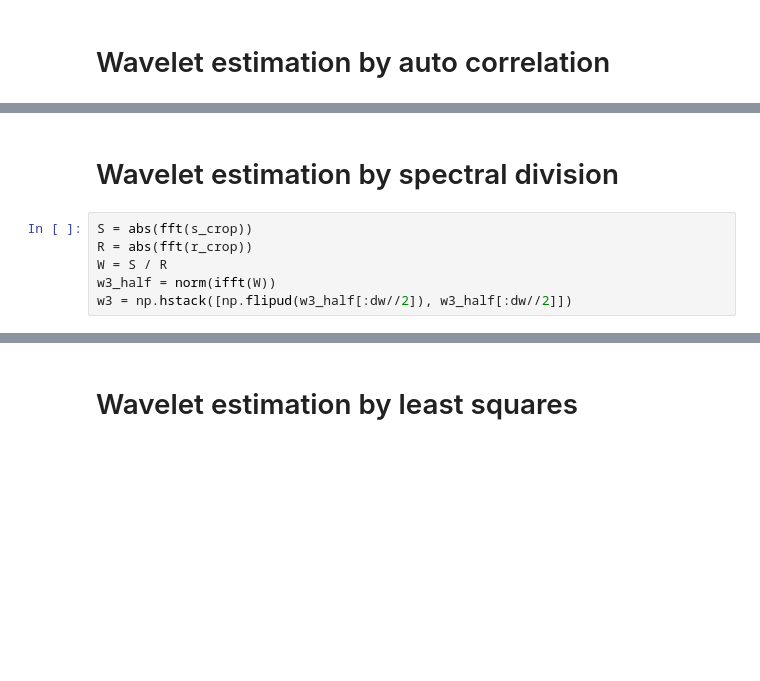
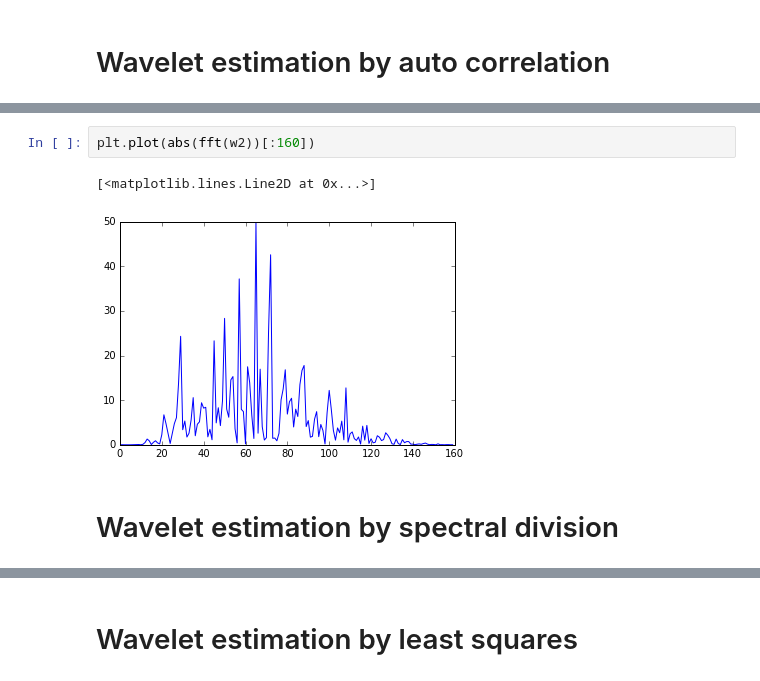
Before and after one commit to EvanBianco/notebooks, a Jupyter notebook: Wavelet_estimations.ipynb, the cells around one changed output, grey strips where cells are left out. Drawn from its saved outputs; the diff is of its cells as text; blank space fills up the shorter version.

```diff
--- a/Wavelet_estimations.ipynb
+++ b/Wavelet_estimations.ipynb
@@ -219,8 +282,7 @@ h = np.hanning(len(w2))
+# %%
+plt.plot(abs(fft(w2))[:160])
+# %% [output]
+[<matplotlib.lines.Line2D at 0x...>]
+[figure, added]
 # %% [markdown]
 # Wavelet estimation by spectral division
-# %%
-S = abs(fft(s_crop))
-R = abs(fft(r_crop))
-W = S / R
-w3_half = norm(ifft(W))
-w3 = np.hstack([np.flipud(w3_half[:dw//2]), w3_half[:dw//2]])
```
Also changed, not shown: parts of 42 cells of this notebook, 1 other file.
